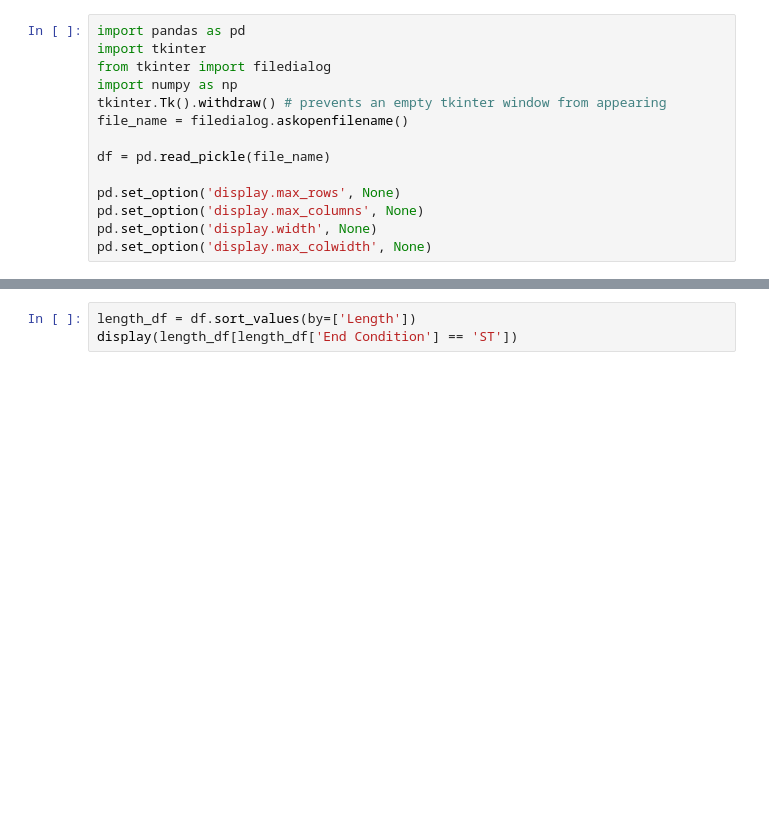
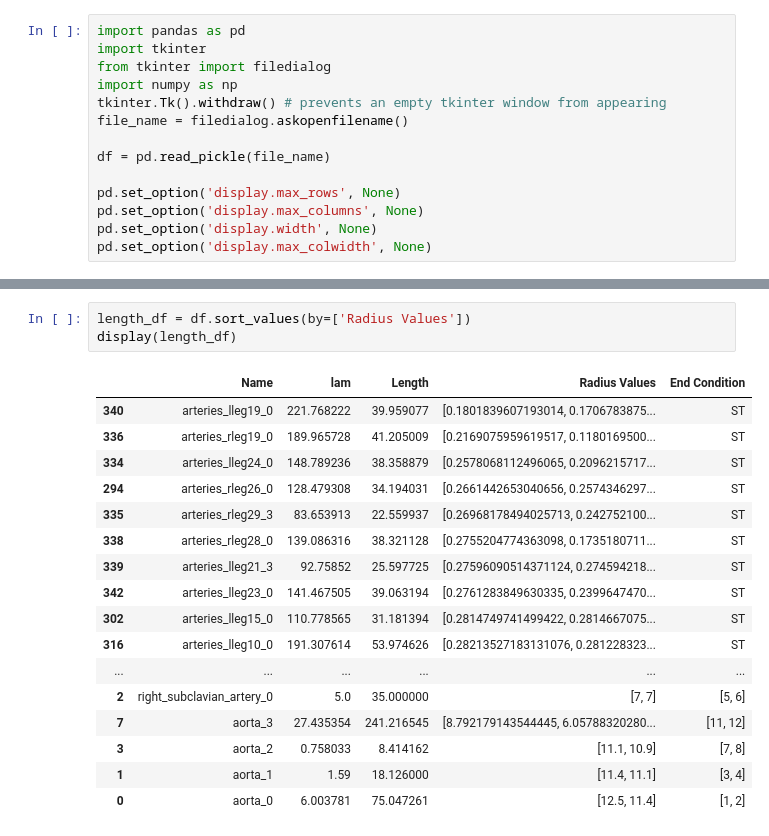
Before and after one commit to CNorthwayMedPhys/Full-Body-Flow-Model-Project, a Jupyter notebook: _Data Frame Reader.ipynb, the cells around one changed output, grey strips where cells are left out. Saved outputs shown, nothing was run; the diff lists cells and outputs as text; blank space fills up the shorter version.

```diff
--- a/_Data Frame Reader.ipynb
+++ b/_Data Frame Reader.ipynb
@@ -49,3 +47,21 @@ AttributeError: 'list' object has no attribute 'at'
 # %%
-length_df = df.sort_values(by=['Length'])
-display(length_df[length_df['End Condition'] == 'ST'])
+length_df = df.sort_values(by=['Radius Values'])
+display(length_df)
+# %% [output]
+|  | Name | lam | Length | Radius Values | End Condition |
+| 340 | arteries_lleg19_0 | 221.768222 | 39.959077 | [0.1801839607193014, 0.1706783875... | ST |
+| 336 | arteries_rleg19_0 | 189.965728 | 41.205009 | [0.2169075959619517, 0.1180169500... | ST |
+| 334 | arteries_lleg24_0 | 148.789236 | 38.358879 | [0.2578068112496065, 0.2096215717... | ST |
+| 294 | arteries_rleg26_0 | 128.479308 | 34.194031 | [0.2661442653040656, 0.2574346297... | ST |
+| 335 | arteries_rleg29_3 | 83.653913 | 22.559937 | [0.26968178494025713, 0.242752100... | ST |
+| 338 | arteries_rleg28_0 | 139.086316 | 38.321128 | [0.2755204774363098, 0.1735180711... | ST |
+| 339 | arteries_lleg21_3 | 92.75852 | 25.597725 | [0.27596090514371124, 0.274594218... | ST |
+| 342 | arteries_lleg23_0 | 141.467505 | 39.063194 | [0.2761283849630335, 0.2399647470... | ST |
+| 302 | arteries_lleg15_0 | 110.778565 | 31.181394 | [0.2814749741499422, 0.2814667075... | ST |
+| 316 | arteries_lleg10_0 | 191.307614 | 53.974626 | [0.28213527183131076, 0.281228323... | ST |
+| ... | ... | ... | ... | ... | ... |
+| 2 | right_subclavian_artery_0 | 5.0 | 35.000000 | [7, 7] | [5, 6] |
+| 7 | aorta_3 | 27.435354 | 241.216545 | [8.792179143544445, 6.05788320280... | [11, 12] |
+| 3 | aorta_2 | 0.758033 | 8.414162 | [11.1, 10.9] | [7, 8] |
+| 1 | aorta_1 | 1.59 | 18.126000 | [11.4, 11.1] | [3, 4] |
+| 0 | aorta_0 | 6.003781 | 75.047261 | [12.5, 11.4] | [1, 2] |
```
Also changed, not shown: parts of 2 cells of this notebook, 5 other files.
